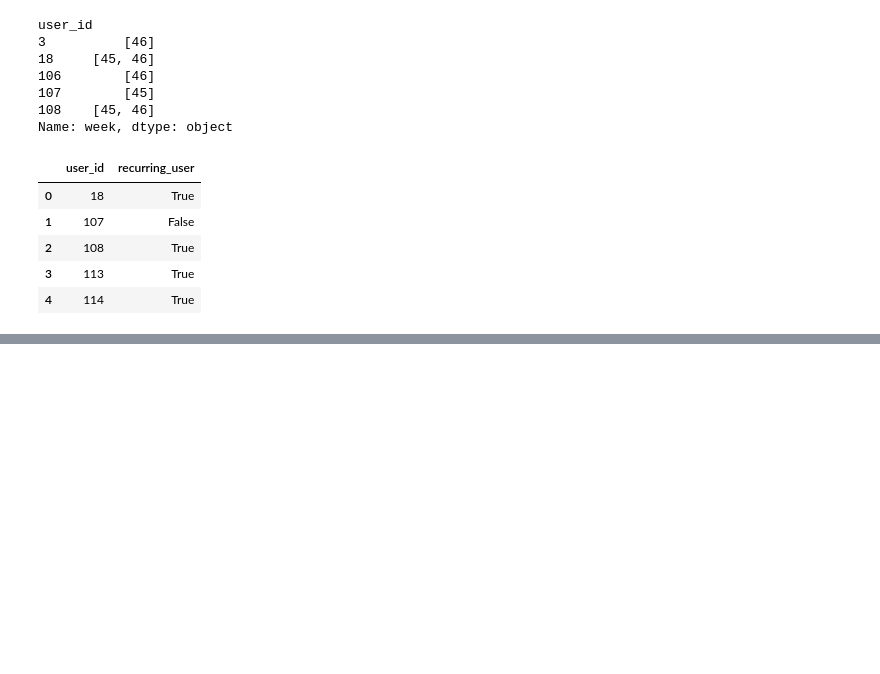
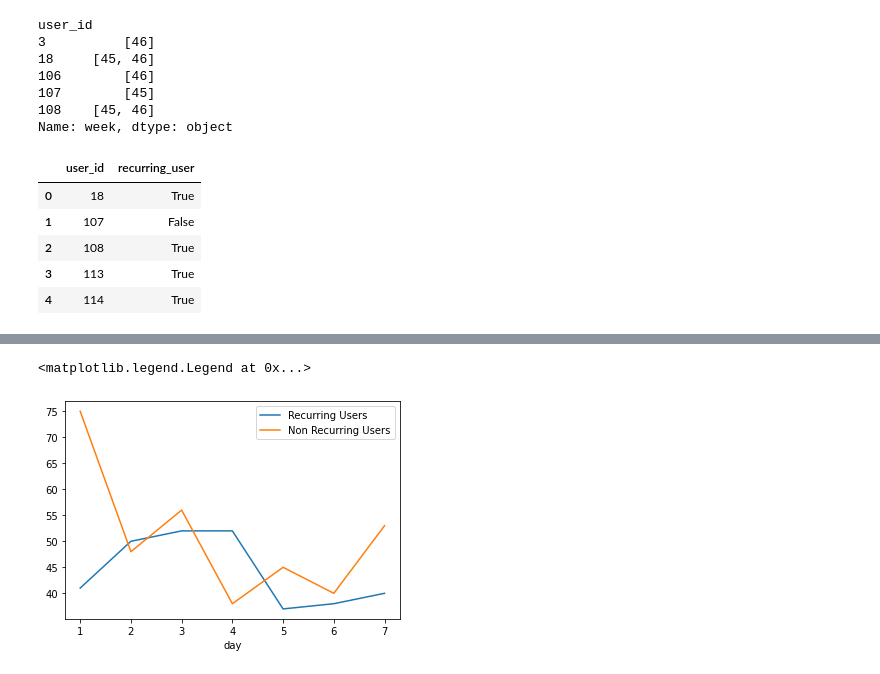
Before and after one commit to sabrinasartori/revyze-technical-case, a Jupyter notebook: notebooks/01-data_analysis.ipynb, the cells around one changed output, grey strips where cells are left out. Saved outputs shown, nothing was run; the diff lists cells and outputs as text; code cells hidden in the pictures; blank space fills up the shorter version.

```diff
--- a/notebooks/01-data_analysis.ipynb
+++ b/notebooks/01-data_analysis.ipynb
@@ -123,0 +112,6 @@ user_recurrence_df.merge(video_analytics_df, on=['user_id'])
+# %%
+# complete dataframe
+complete_df = target_df.merge(video_analytics_df, on=['user_id'])\
+    .merge(user_df, on=['user_id'])\
+    #.merge(video_df, on=['video_id'])
+target_df
@@ -182,0 +346,24 @@ dtype: float64
+# %%
+graph1_df = complete_df[complete_df['week'] == 45][['user_id', 'day', 'recurring_user']]
+
+graph1_df.query('recurring_user==True')\
+    .drop_duplicates(['user_id','day'])\
+    .groupby('day')\
+    .user_id\
+    .nunique()\
+    .plot(
+        label='Recurring Users'
+        )
+
+graph1_df.query('recurring_user==False')\
+    .drop_duplicates(['user_id','day'])\
+    .groupby('day')\
+    .user_id\
+    .nunique()\
+    .plot(
+        label='Non Recurring Users'
+    )
+plt.legend()
+# %% [output]
+<matplotlib.legend.Legend at 0x...>
+[figure, added]
```
Also changed, not shown: parts of 42 cells of this notebook.
